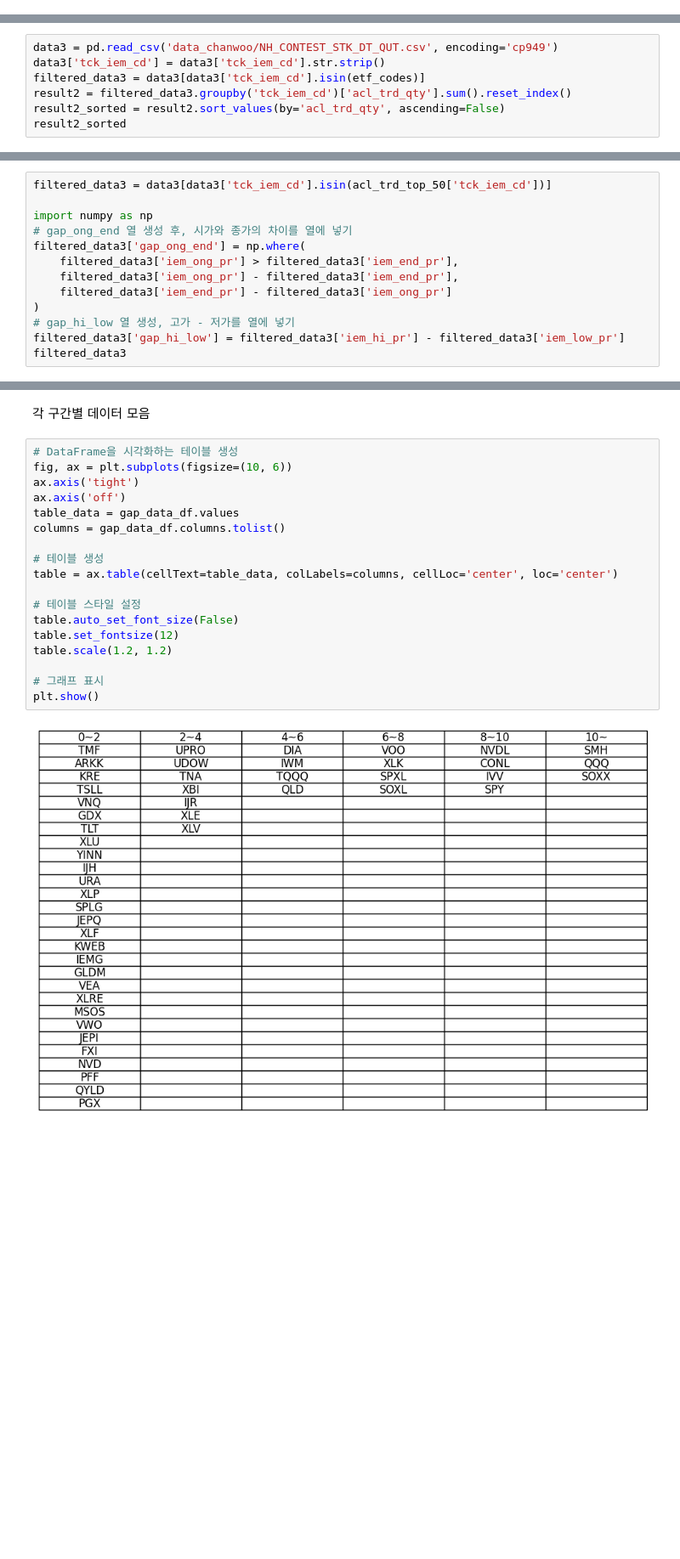
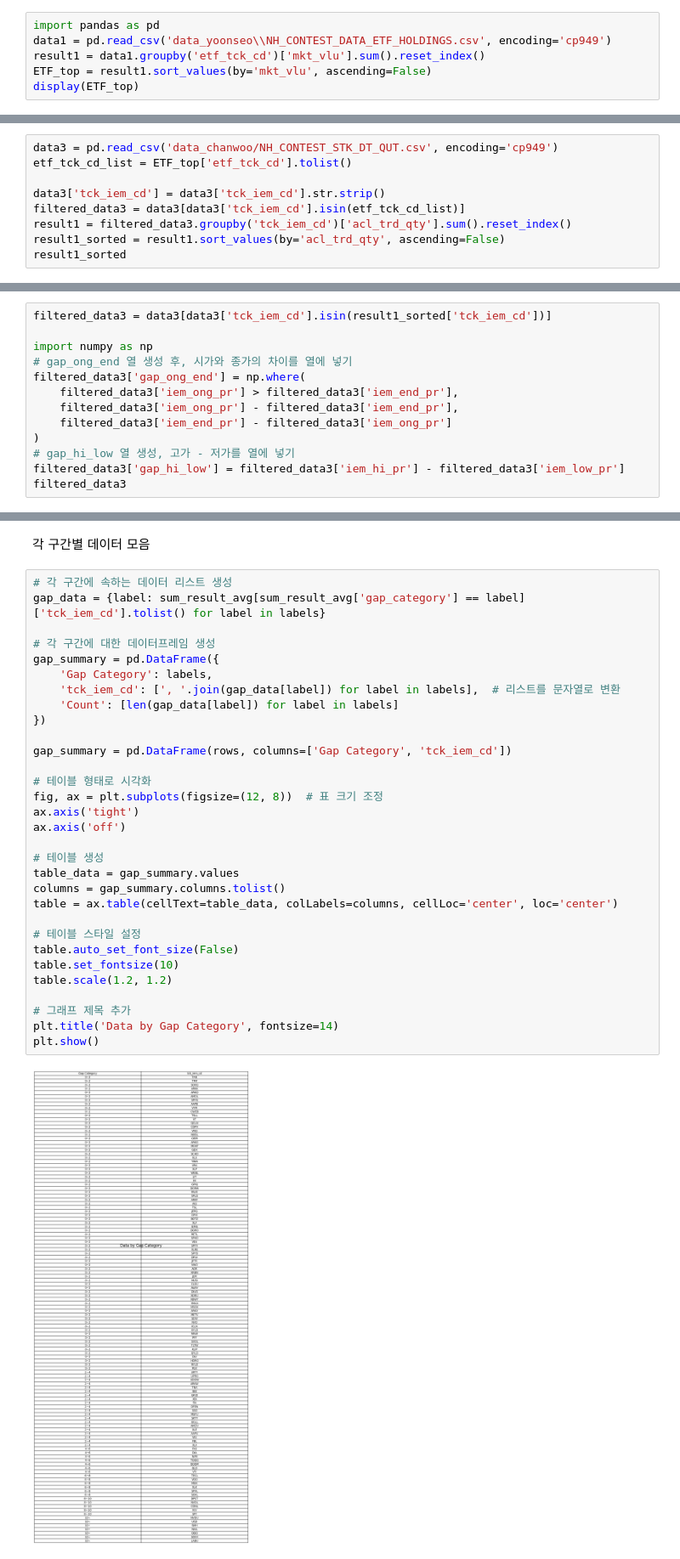
Before and after one commit to froggy-hyun/24NH_bigdata, a Jupyter notebook: code_yunseo.ipynb, the cells around one changed output, grey strips where cells are left out. Shown at 85% size. Saved outputs shown, nothing was run; the diff lists cells and outputs as text; blank space fills up the shorter version.

```diff
--- a/code_yunseo.ipynb
+++ b/code_yunseo.ipynb
@@ -3,2 +3,8 @@
 # %% [markdown]
 data1 = 6번파일 / data2 = 1번파일 / data3 = 2번파일
+# %%
+import pandas as pd
+data1 = pd.read_csv('data_yoonseo\\NH_CONTEST_DATA_ETF_HOLDINGS.csv', encoding='cp949')
+result1 = data1.groupby('etf_tck_cd')['mkt_vlu'].sum().reset_index()
+ETF_top = result1.sort_values(by='mkt_vlu', ascending=False)
+display(ETF_top)
@@ -113,10 +141,12 @@ display(filtered_df)
 2번파일의 acl_trd_qty(누적거래수량) 활용
 # %%
 data3 = pd.read_csv('data_chanwoo/NH_CONTEST_STK_DT_QUT.csv', encoding='cp949')
+etf_tck_cd_list = ETF_top['etf_tck_cd'].tolist()
+
 data3['tck_iem_cd'] = data3['tck_iem_cd'].str.strip()
-filtered_data3 = data3[data3['tck_iem_cd'].isin(etf_codes)]
-result2 = filtered_data3.groupby('tck_iem_cd')['acl_trd_qty'].sum().reset_index()
-result2_sorted = result2.sort_values(by='acl_trd_qty', ascending=False)
-result2_sorted
+filtered_data3 = data3[data3['tck_iem_cd'].isin(etf_tck_cd_list)]
+result1 = filtered_data3.groupby('tck_iem_cd')['acl_trd_qty'].sum().reset_index()
+result1_sorted = result1.sort_values(by='acl_trd_qty', ascending=False)
+result1_sorted
 # %% [output]
 |  | tck_iem_cd | acl_trd_qty |
@@ -233,5 +189,5 @@ merged_data
 # %%
-filtered_data3 = data3[data3['tck_iem_cd'].isin(acl_trd_top_50['tck_iem_cd'])]
+filtered_data3 = data3[data3['tck_iem_cd'].isin(result1_sorted['tck_iem_cd'])]
 
 import numpy as np
 # gap_ong_end 열 생성 후, 시가와 종가의 차이를 열에 넣기
@@ -400,22 +348,35 @@ plt.show()
 # %% [markdown]
 각 구간별 데이터 모음
 # %%
-# DataFrame을 시각화하는 테이블 생성
-fig, ax = plt.subplots(figsize=(10, 6))
+# 각 구간에 속하는 데이터 리스트 생성
+gap_data = {label: sum_result_avg[sum_result_avg['gap_category'] == label]['tck_iem_cd'].tolist() for label in labels}
+
+# 각 구간에 대한 데이터프레임 생성
+gap_summary = pd.DataFrame({
+    'Gap Category': labels,
+    'tck_iem_cd': [', '.join(gap_data[label]) for label in labels],  # 리스트를 문자열로 변환
+    'Count': [len(gap_data[label]) for label in labels]
+})
+
+gap_summary = pd.DataFrame(rows, columns=['Gap Category', 'tck_iem_cd'])
+
+# 테이블 형태로 시각화
+fig, ax = plt.subplots(figsize=(12, 8))  # 표 크기 조정
 ax.axis('tight')
 ax.axis('off')
-table_data = gap_data_df.values
-columns = gap_data_df.columns.tolist()
 
 # 테이블 생성
+table_data = gap_summary.values
+columns = gap_summary.columns.tolist()
 table = ax.table(cellText=table_data, colLabels=columns, cellLoc='center', loc='center')
 
 # 테이블 스타일 설정
 table.auto_set_font_size(False)
-table.set_fontsize(12)
+table.set_fontsize(10)
 table.scale(1.2, 1.2)
 
-# 그래프 표시
+# 그래프 제목 추가
+plt.title('Data by Gap Category', fontsize=14)
 plt.show()
 # %% [output]
-[figure, old version]
+[figure, new version]
```
Also changed, not shown: parts of 26 cells of this notebook.
